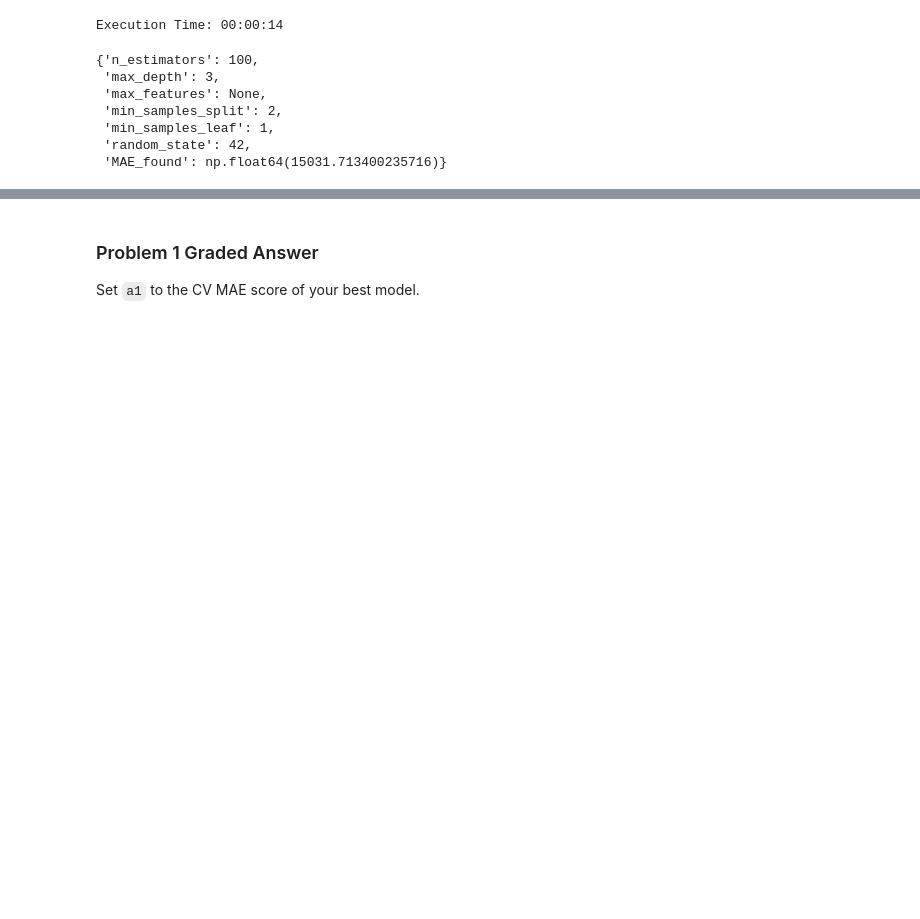
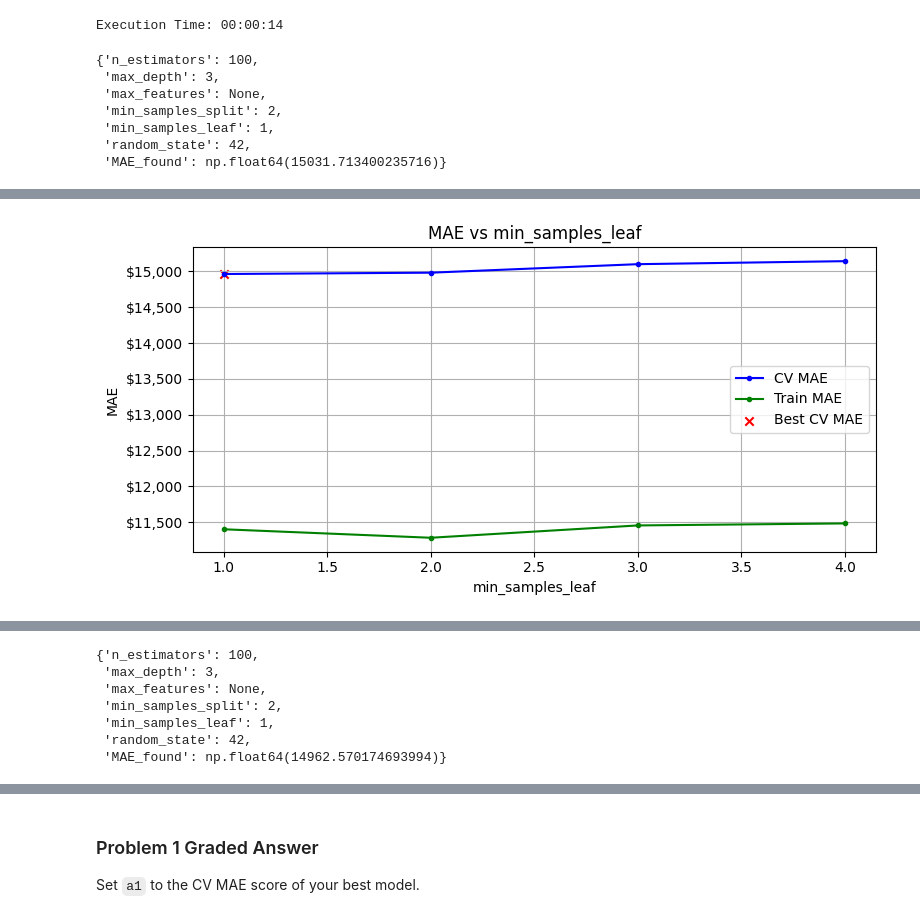
Before and after one commit to Haleymussary00/Module-3-Assignments, a Jupyter notebook: Homework_07.ipynb, the cells around one changed output, grey strips where cells are left out. Cells and saved outputs as stored; diff of their text form; code cells hidden in the pictures; blank space fills up the shorter version.

```diff
--- a/Homework_07.ipynb
+++ b/Homework_07.ipynb
@@ -909,5 +939,7 @@ sweep_parameter_1(model=model, Parameters=Params_GB, param='min_samples_leaf',pa
 # %%
-# 4: Sweep min_sample_split
+# 4: Sweep min_sample_leaf
 # With n_repeats = 3
 
-sweep_parameter_2(model=model, Parameters=Params_GB, param='min_sample_split',parameter_list=range(2,15,5))
+sweep_parameter_2(model=model, Parameters=Params_GB, param='min_samples_leaf',parameter_list=range(1,5,1))
+# %% [output]
+[figure, added]
@@ -914 +947,8 @@ sweep_parameter_2(model=model, Parameters=Params_GB, param='min_sample_split',pa
+{'n_estimators': 100,
+ 'max_depth': 3,
+ 'max_features': None,
+ 'min_samples_split': 2,
+ 'min_samples_leaf': 1,
+ 'random_state': 42,
+ 'MAE_found': np.float64(14962.570174693994)}
 # %%
```
Also changed, not shown: parts of 9 cells of this notebook.
